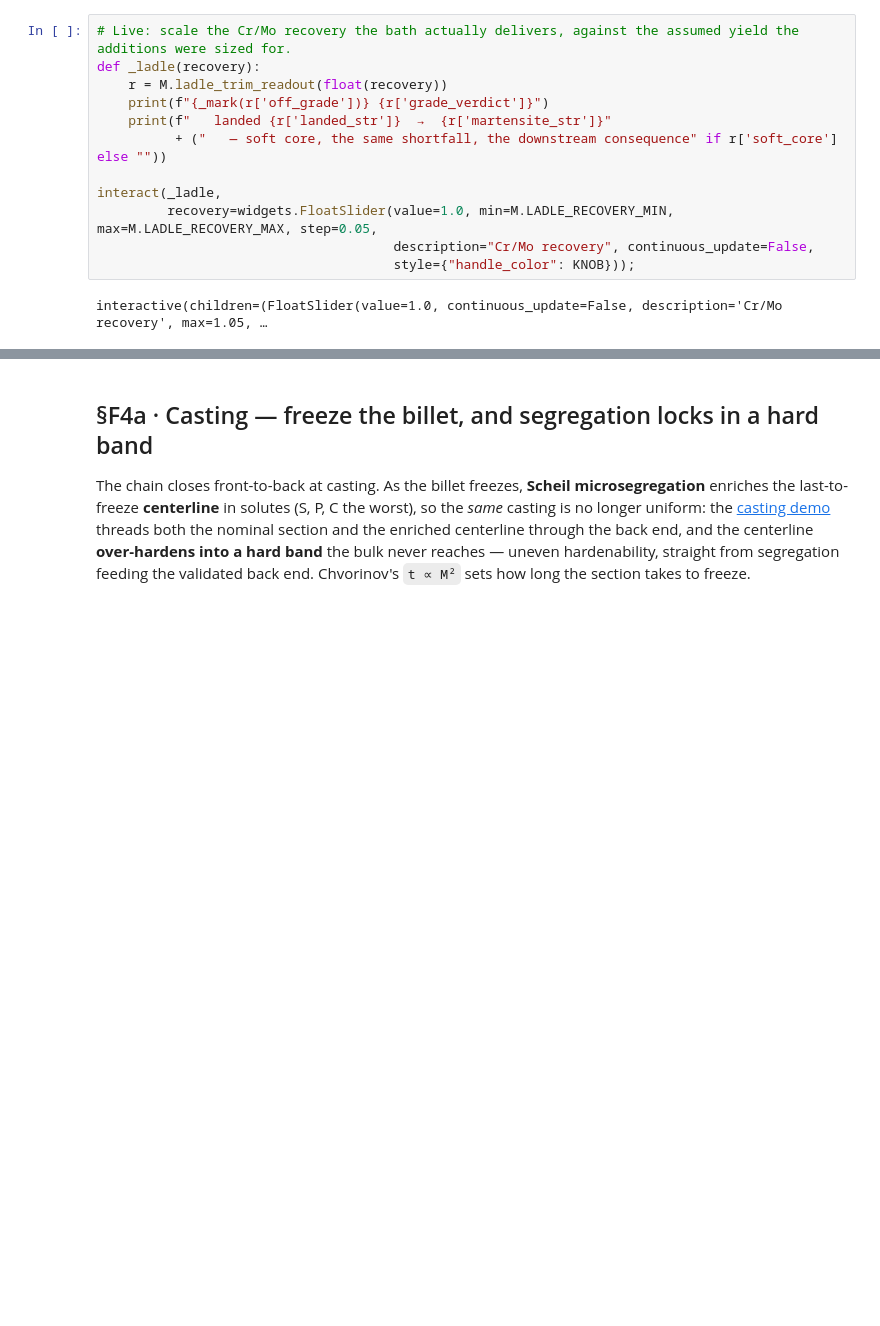
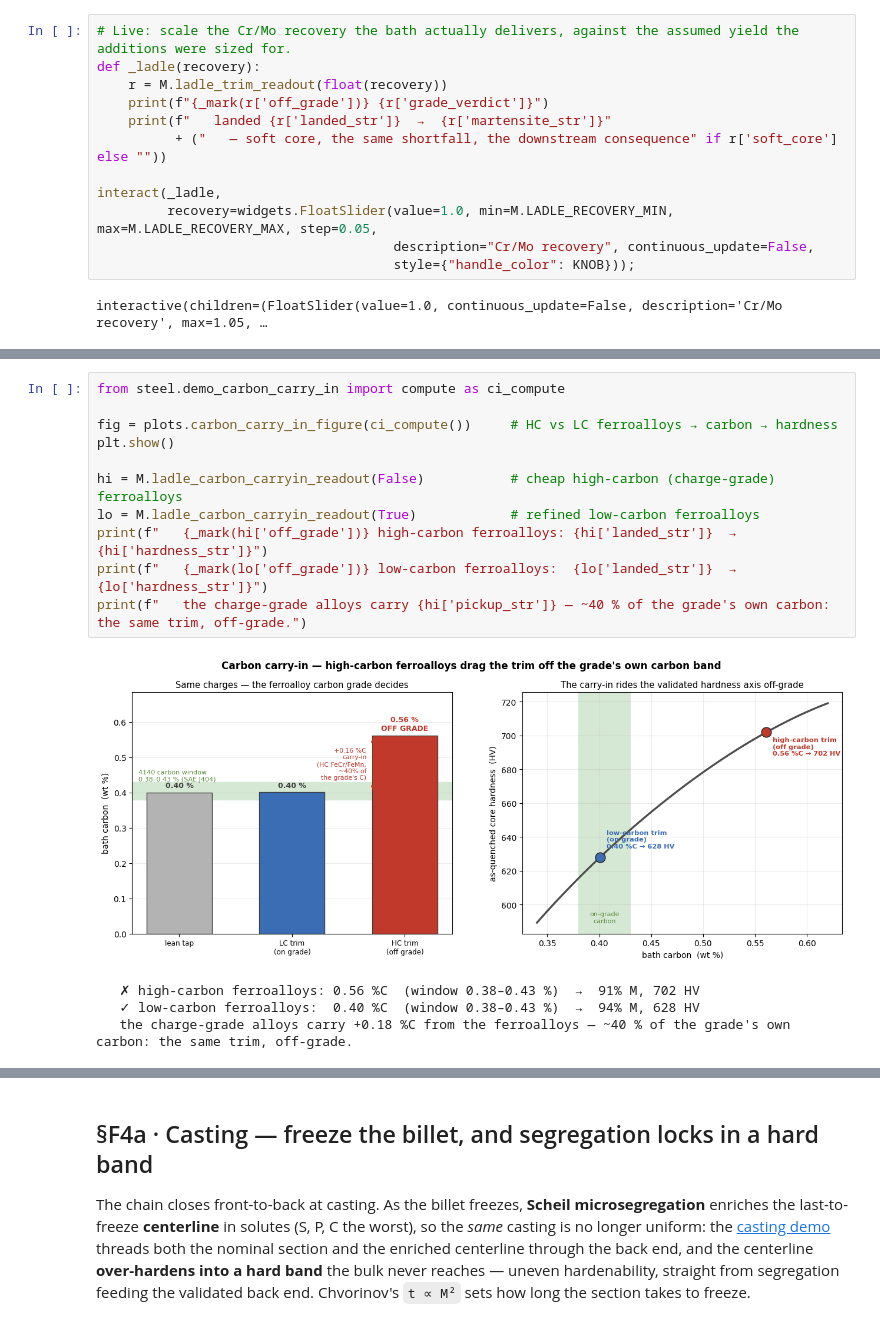
Before and after one commit to BoykoNeov/steel-sim, a Jupyter notebook: steel/making.ipynb, the cells around one changed output, grey strips where cells are left out. Saved outputs shown, nothing was run; the diff lists cells and outputs as text; blank space fills up the shorter version.

```diff
--- a/steel/making.ipynb
+++ b/steel/making.ipynb
@@ -310,0 +323,16 @@ interactive(children=(FloatSlider(value=1.0, continuous_update=False, descriptio
+# %%
+from steel.demo_carbon_carry_in import compute as ci_compute
+
+fig = plots.carbon_carry_in_figure(ci_compute())     # HC vs LC ferroalloys → carbon → hardness
+plt.show()
+
+hi = M.ladle_carbon_carryin_readout(False)           # cheap high-carbon (charge-grade) ferroalloys
+lo = M.ladle_carbon_carryin_readout(True)            # refined low-carbon ferroalloys
+print(f"   {_mark(hi['off_grade'])} high-carbon ferroalloys: {hi['landed_str']}  →  {hi['hardness_str']}")
+print(f"   {_mark(lo['off_grade'])} low-carbon ferroalloys:  {lo['landed_str']}  →  {lo['hardness_str']}")
+print(f"   the charge-grade alloys carry {hi['pickup_str']} — ~40 % of the grade's own carbon: the same trim, off-grade.")
+# %% [output]
+[figure, added]
+   ✗ high-carbon ferroalloys: 0.56 %C  (window 0.38–0.43 %)  →  91% M, 702 HV
+   ✓ low-carbon ferroalloys:  0.40 %C  (window 0.38–0.43 %)  →  94% M, 628 HV
+   the charge-grade alloys carry +0.18 %C from the ferroalloys — ~40 % of the grade's own carbon: the same trim, off-grade.
```
Also changed, not shown: parts of 18 cells of this notebook, 4 other files.
